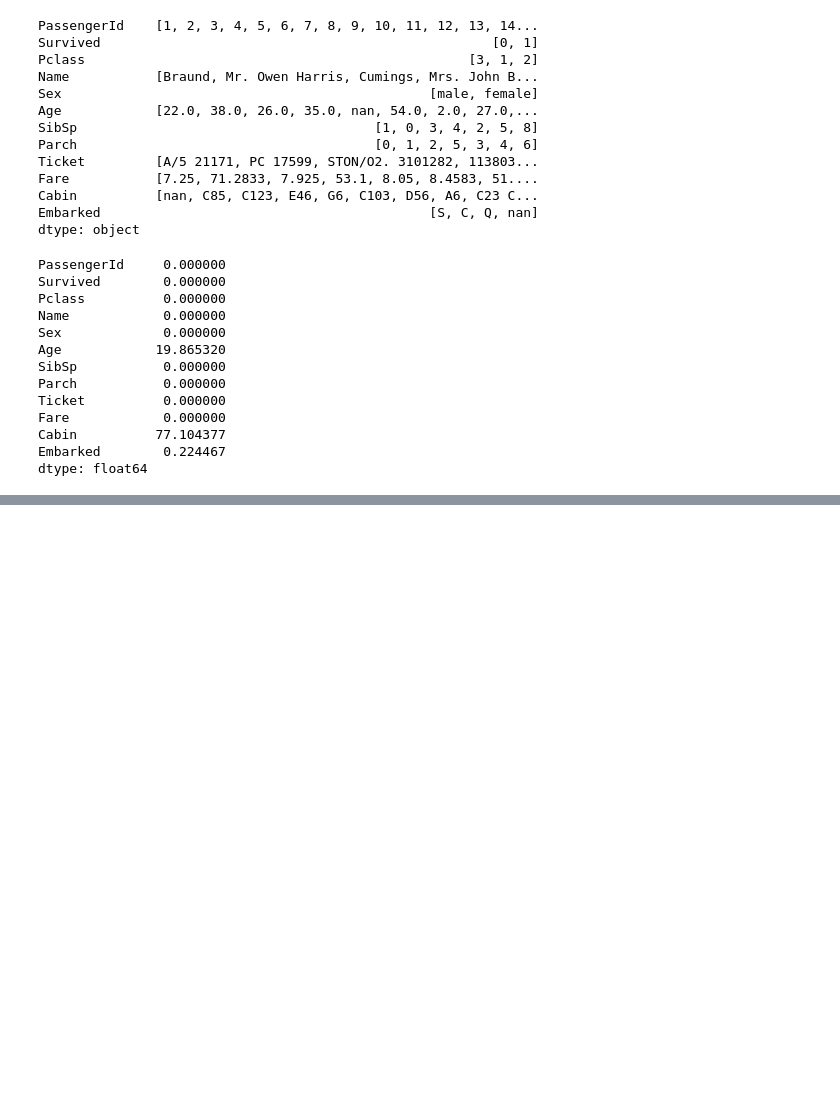
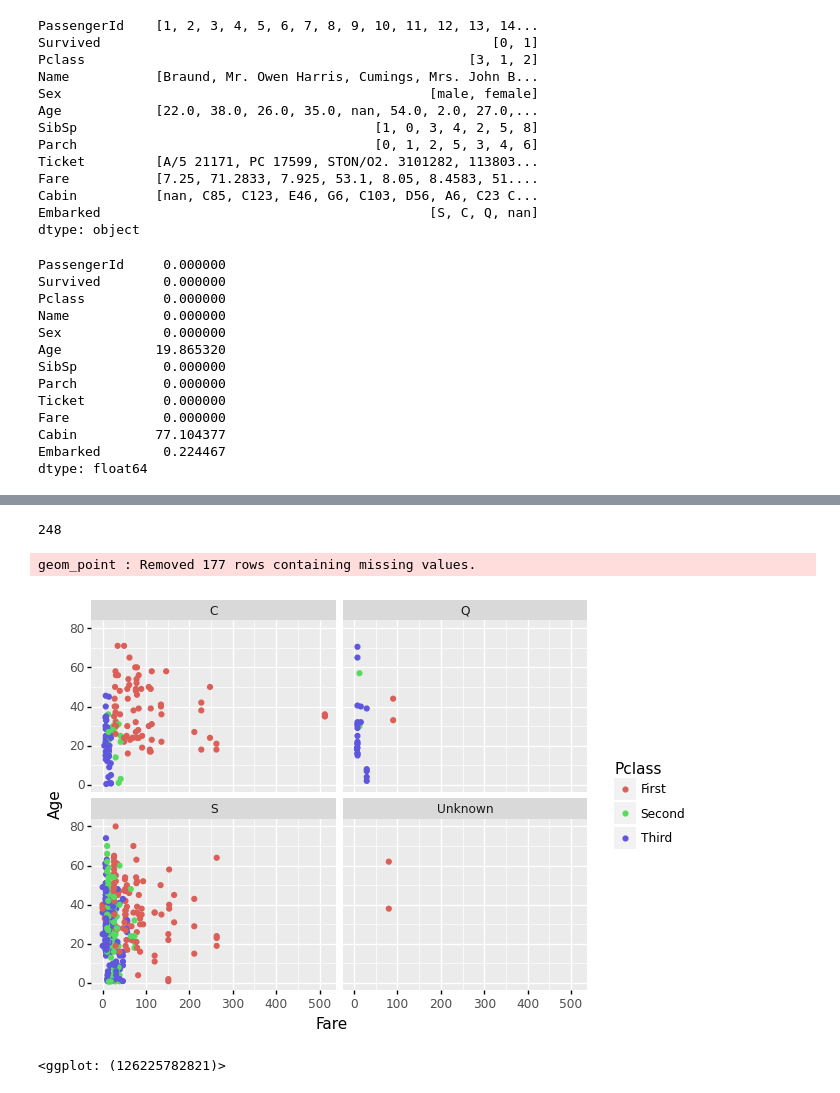
Before and after one commit to rebyates/shap_titanic, a Jupyter notebook: 01_Load_inspect_clean_data.ipynb, the cells around one changed output, grey strips where cells are left out. Saved outputs shown, nothing was run; the diff lists cells and outputs as text; code cells hidden in the pictures; blank space fills up the shorter version.

```diff
--- a/01_Load_inspect_clean_data.ipynb
+++ b/01_Load_inspect_clean_data.ipynb
@@ -127,0 +170,15 @@ titanic_df.head()
+# %%
+# Compute age with mean? I think we can do better. Using the title of a passenger, we can infer whether they are a child or not.
+# We could also look at the fare price, I presume those who are younger, typically pay less than those older
+
+print(titanic_df['Fare'].nunique())
+
+(ggplot(titanic_df)
++ aes(x='Fare', y='Age',color='Pclass')
+    + geom_point()
+    + facet_wrap('Embarked'))
+# %% [output]
+248
+geom_point : Removed 177 rows containing missing values.
+[figure, added]
+<ggplot: (126225782821)>
```
Also changed, not shown: parts of 28 cells of this notebook.
